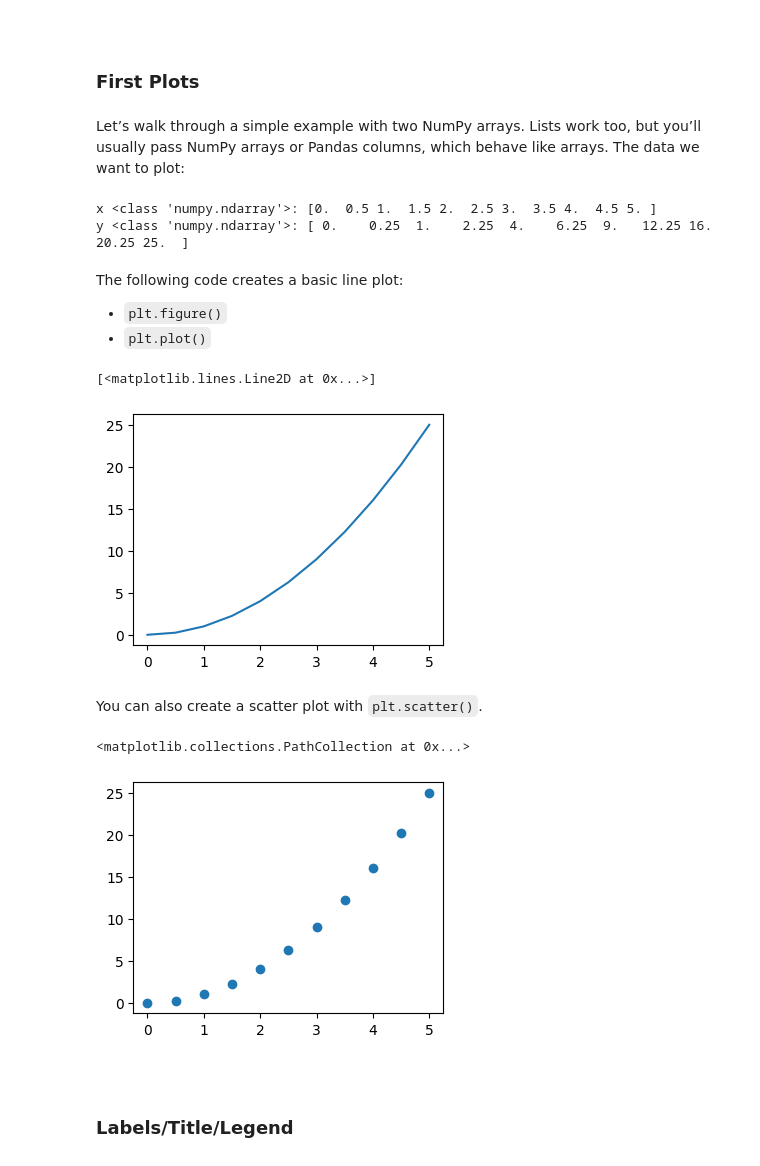
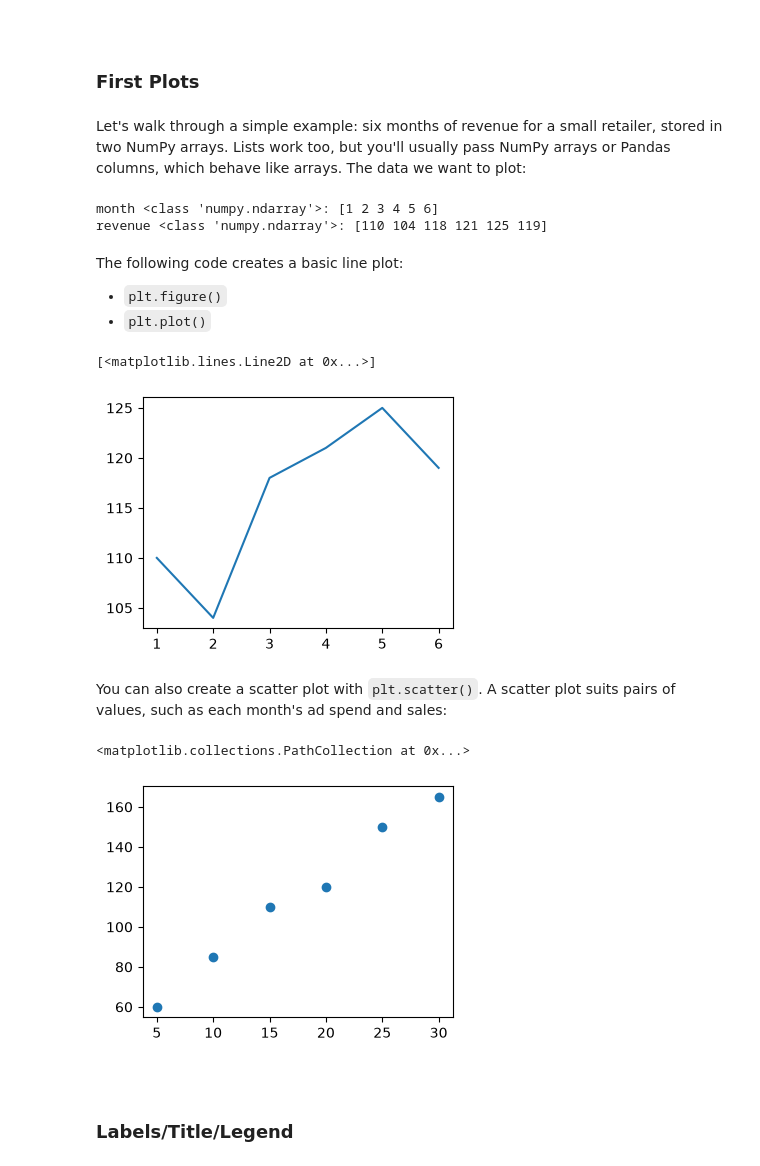
Before and after one commit to tychen742/dsm, a Jupyter notebook: chapters/06-matplotlib/0601-mpl.ipynb, the cells around one changed output. Drawn from its saved outputs; the diff is of its cells as text; code cells hidden in the pictures.

````diff
--- a/chapters/06-matplotlib/0601-mpl.ipynb
+++ b/chapters/06-matplotlib/0601-mpl.ipynb
@@ -116,36 +116,39 @@ Pandas `.plot()` is a convenience wrapper around Matplotlib for quick DataFrame
 ```
 ### First Plots
 # %% [markdown]
-Let’s walk through a simple example with two NumPy arrays. Lists work too, but you’ll usually pass NumPy arrays or Pandas columns, which behave like arrays. The data we want to plot:
+Let's walk through a simple example: six months of revenue for a small retailer, stored in two NumPy arrays. Lists work too, but you'll usually pass NumPy arrays or Pandas columns, which behave like arrays. The data we want to plot:
 # %%
 import numpy as np
 
-x = np.linspace(0, 5, 11)     ### 11 numbers from 0 to 5, inclusive
-y = x ** 2
+month = np.arange(1, 7)                               ### months 1 to 6 (Jan to Jun)
+revenue = np.array([110, 104, 118, 121, 125, 119])    ### monthly revenue in $K
 
-print(f"x {type(x)}: {x}")
-print(f"y {type(y)}: {y}")
+print(f"month {type(month)}: {month}")
+print(f"revenue {type(revenue)}: {revenue}")
 # %% [output]
-x <class 'numpy.ndarray'>: [0.  0.5 1.  1.5 2.  2.5 3.  3.5 4.  4.5 5. ]
-y <class 'numpy.ndarray'>: [ 0.    0.25  1.    2.25  4.    6.25  9.   12.25 16.   20.25 25.  ]
+month <class 'numpy.ndarray'>: [1 2 3 4 5 6]
+revenue <class 'numpy.ndarray'>: [110 104 118 121 125 119]
 # %% [markdown]
 The following code creates a basic line plot:
 - `plt.figure()`
 - `plt.plot()`
 # %%
 plt.figure(figsize=(4,3))
-plt.plot(x, y)
+plt.plot(month, revenue)
 # %% [output]
 [<matplotlib.lines.Line2D at 0x...>]
-[figure, old version]
+[figure, new version]
 # %% [markdown]
-You can also create a scatter plot with `plt.scatter()`.
+You can also create a scatter plot with `plt.scatter()`. A scatter plot suits pairs of values, such as each month's ad spend and sales:
 # %%
+ad_spend = np.array([5, 10, 15, 20, 25, 30])        ### monthly ad spend in $K
+sales = np.array([60, 85, 110, 120, 150, 165])      ### monthly sales in $K
+
 plt.figure(figsize=(4,3))
-plt.scatter(x, y)
+plt.scatter(ad_spend, sales)
 # %% [output]
 <matplotlib.collections.PathCollection at 0x...>
-[figure, old version]
+[figure, new version]
 # %% [markdown]
 ```{index} title, axis label, legend
 ```
````
Also changed, not shown: parts of 7 cells of this notebook, 4 other files.
